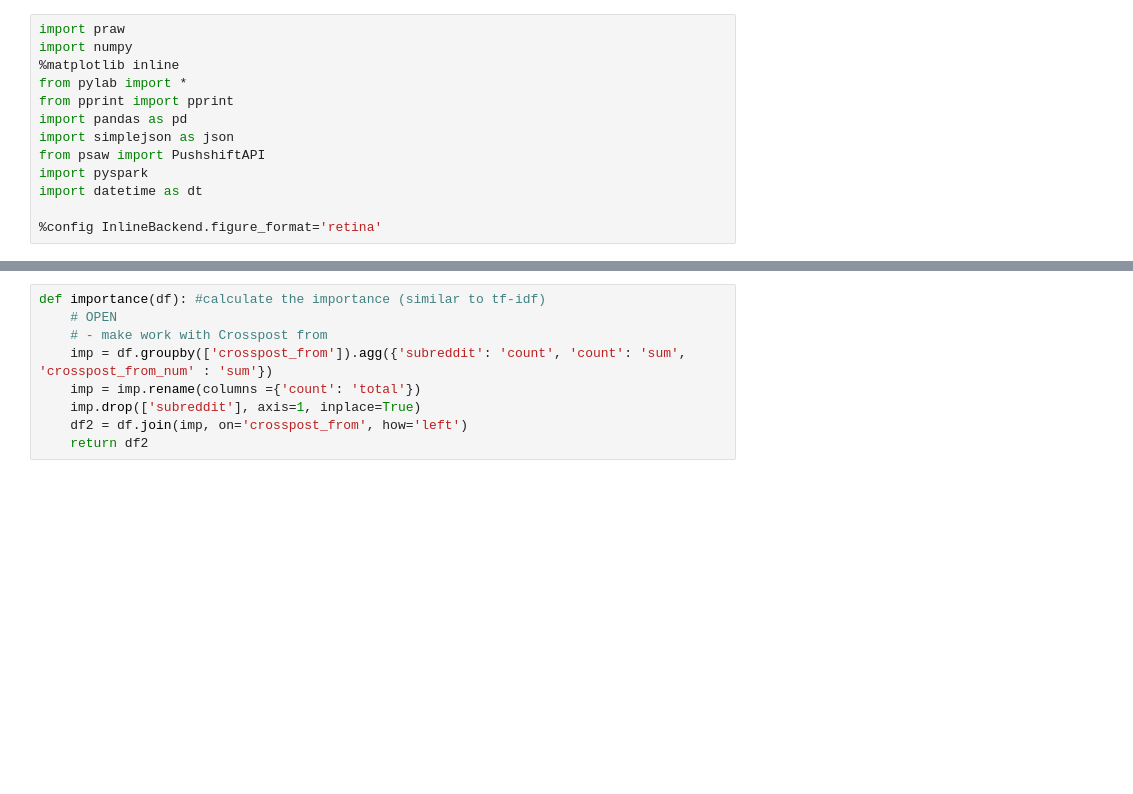
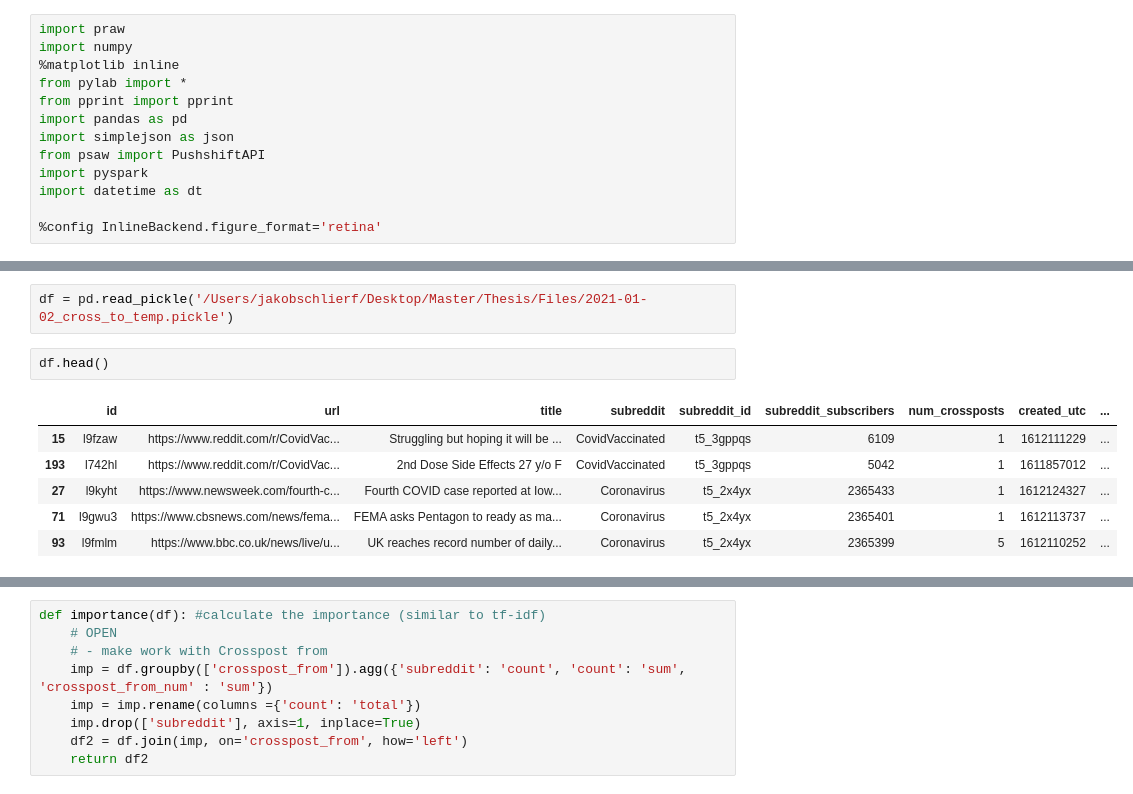
Before and after one commit to jvschlierf/networkthesis, a Jupyter notebook: Test_run/test.ipynb, the cells around one changed output, grey strips where cells are left out. Drawn from its saved outputs; the diff is of its cells as text; blank space fills up the shorter version.

```diff
--- a/Test_run/test.ipynb
+++ b/Test_run/test.ipynb
@@ -30,0 +29,11 @@ Version 7.5.0 of praw is outdated. Version 7.6.0 was released Tuesday May 10, 20
+# %%
+df = pd.read_pickle('/Users/jakobschlierf/Desktop/Master/Thesis/Files/2021-01-02_cross_to_temp.pickle')
+# %%
+df.head()
+# %% [output]
+|  | id | url | title | subreddit | subreddit_id | subreddit_subscribers | num_crossposts | created_utc | ... |
+| 15 | l9fzaw | https://www.reddit.com/r/CovidVac... | Struggling but hoping it will be ... | CovidVaccinated | t5_3gppqs | 6109 | 1 | 1612111229 | ... |
+| 193 | l742hl | https://www.reddit.com/r/CovidVac... | 2nd Dose Side Effects 27 y/o F | CovidVaccinated | t5_3gppqs | 5042 | 1 | 1611857012 | ... |
+| 27 | l9kyht | https://www.newsweek.com/fourth-c... | Fourth COVID case reported at Iow... | Coronavirus | t5_2x4yx | 2365433 | 1 | 1612124327 | ... |
+| 71 | l9gwu3 | https://www.cbsnews.com/news/fema... | FEMA asks Pentagon to ready as ma... | Coronavirus | t5_2x4yx | 2365401 | 1 | 1612113737 | ... |
+| 93 | l9fmlm | https://www.bbc.co.uk/news/live/u... | UK reaches record number of daily... | Coronavirus | t5_2x4yx | 2365399 | 5 | 1612110252 | ... |
```
Also changed, not shown: parts of 15 cells of this notebook, 1 other file.
